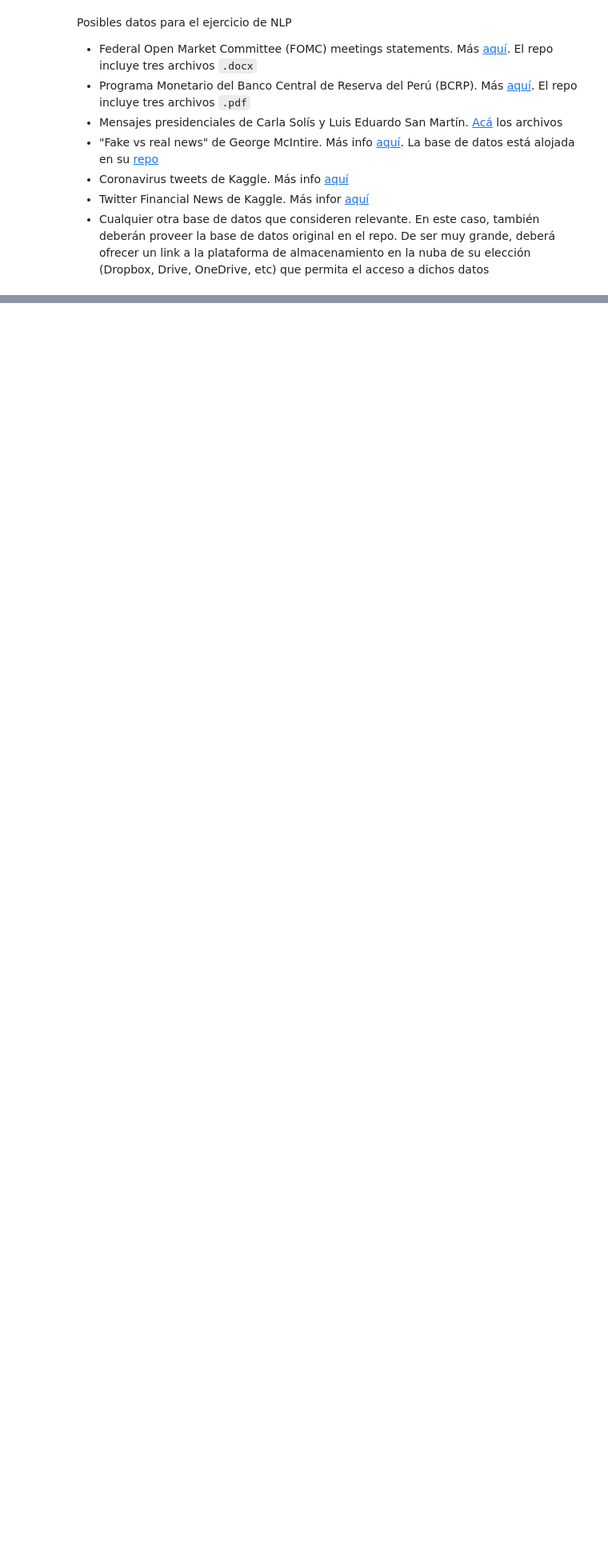
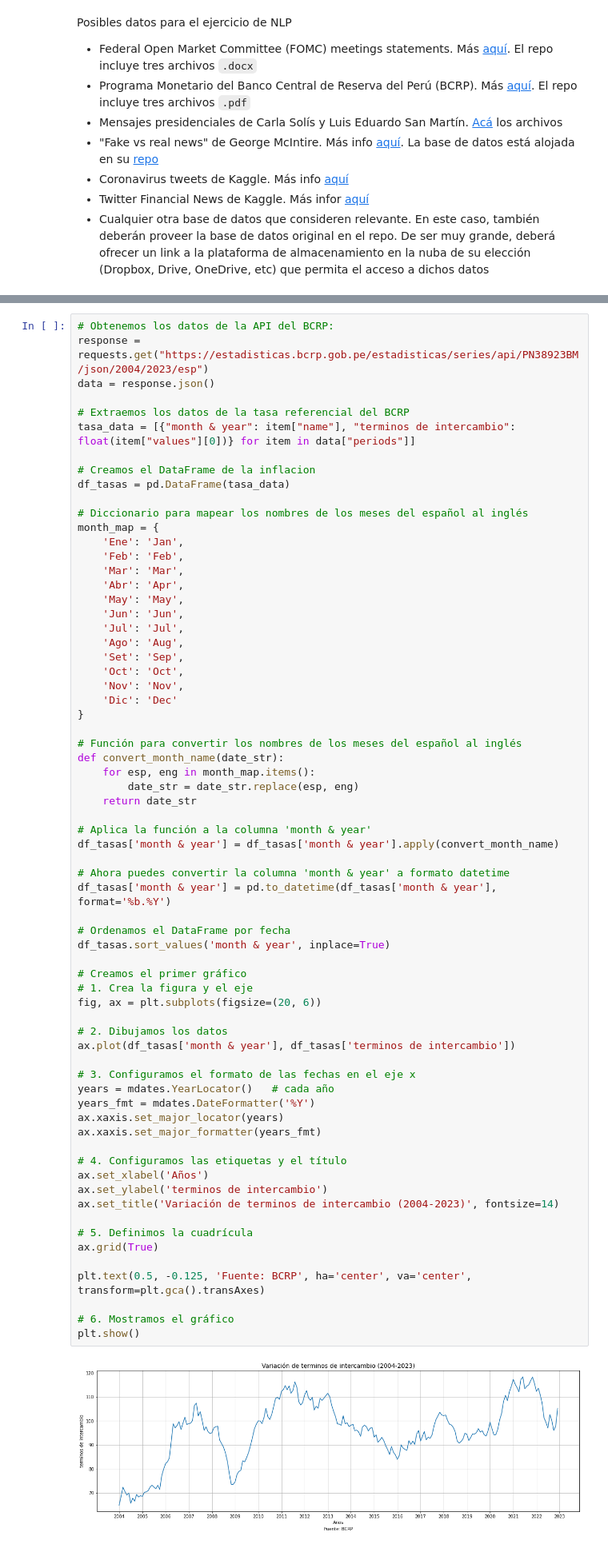
Before and after one commit to qlab-intro-python/proyecto-final-proyecto_final_canales_torres, a Jupyter notebook: proyecto_final_plantilla.ipynb, the cells around one changed output, grey strips where cells are left out. Shown at 80% size. Cells and saved outputs as stored; diff of their text form; blank space fills up the shorter version.

```diff
--- a/proyecto_final_plantilla.ipynb
+++ b/proyecto_final_plantilla.ipynb
@@ -58,0 +70,69 @@ Posibles datos para el ejercicio de NLP
+# %%
+# Obtenemos los datos de la API del BCRP:
+response = requests.get("https://estadisticas.bcrp.gob.pe/estadisticas/series/api/PN38923BM/json/2004/2023/esp")
+data = response.json()
+
+# Extraemos los datos de la tasa referencial del BCRP
+tasa_data = [{"month & year": item["name"], "terminos de intercambio": float(item["values"][0])} for item in data["periods"]]
+
+# Creamos el DataFrame de la inflacion
+df_tasas = pd.DataFrame(tasa_data)
+
+# Diccionario para mapear los nombres de los meses del español al inglés
+month_map = {
+    'Ene': 'Jan',
+    'Feb': 'Feb',
+    'Mar': 'Mar',
+    'Abr': 'Apr',
+    'May': 'May',
+    'Jun': 'Jun',
+    'Jul': 'Jul',
+    'Ago': 'Aug',
+    'Set': 'Sep',
+    'Oct': 'Oct',
+    'Nov': 'Nov',
+    'Dic': 'Dec'
+}
+
+# Función para convertir los nombres de los meses del español al inglés
+def convert_month_name(date_str):
+    for esp, eng in month_map.items():
+        date_str = date_str.replace(esp, eng)
+    return date_str
+
+# Aplica la función a la columna 'month & year'
+df_tasas['month & year'] = df_tasas['month & year'].apply(convert_month_name)
+
+# Ahora puedes convertir la columna 'month & year' a formato datetime
+df_tasas['month & year'] = pd.to_datetime(df_tasas['month & year'], format='%b.%Y')
+
+# Ordenamos el DataFrame por fecha
+df_tasas.sort_values('month & year', inplace=True)
+
+# Creamos el primer gráfico
+# 1. Crea la figura y el eje
+fig, ax = plt.subplots(figsize=(20, 6))
+
+# 2. Dibujamos los datos
+ax.plot(df_tasas['month & year'], df_tasas['terminos de intercambio'])
+
+# 3. Configuramos el formato de las fechas en el eje x
+years = mdates.YearLocator()   # cada año
+years_fmt = mdates.DateFormatter('%Y')
+ax.xaxis.set_major_locator(years)
+ax.xaxis.set_major_formatter(years_fmt)
+
+# 4. Configuramos las etiquetas y el título
+ax.set_xlabel('Años')
+ax.set_ylabel('terminos de intercambio')
+ax.set_title('Variación de terminos de intercambio (2004-2023)', fontsize=14)
+
+# 5. Definimos la cuadrícula
+ax.grid(True)
+
+plt.text(0.5, -0.125, 'Fuente: BCRP', ha='center', va='center', transform=plt.gca().transAxes)
+
+# 6. Mostramos el gráfico
+plt.show()
+# %% [output]
+[figure, added]
```
Also changed, not shown: parts of 6 cells of this notebook.
